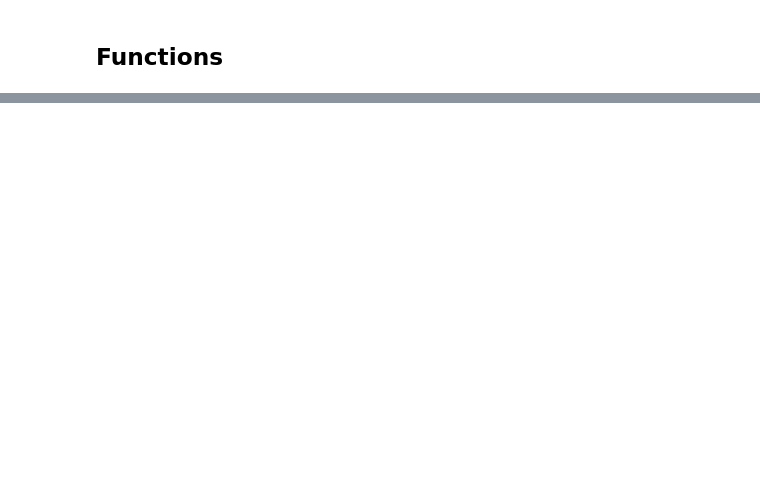
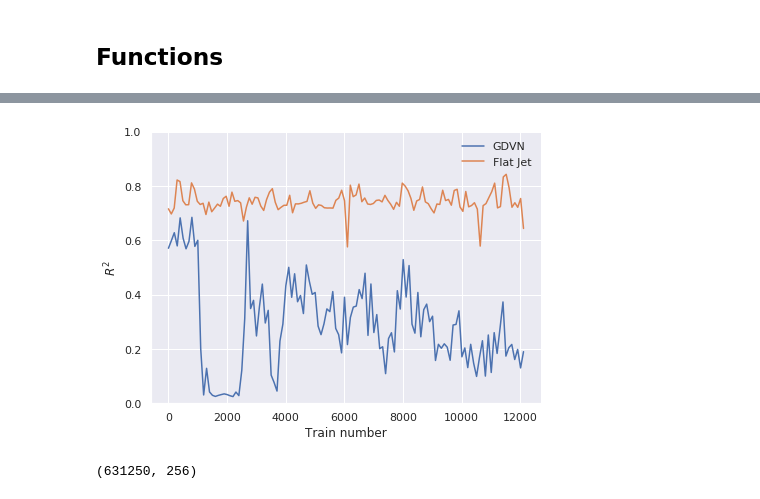
Before and after one commit to FilipeMaia/xfel3046, a Jupyter notebook: offline/jupyter/sheet_analysis_filipe.ipynb, the cells around one changed output, grey strips where cells are left out. Saved outputs shown, nothing was run; the diff lists cells and outputs as text; code cells hidden in the pictures; blank space fills up the shorter version.

```diff
--- a/offline/jupyter/sheet_analysis_filipe.ipynb
+++ b/offline/jupyter/sheet_analysis_filipe.ipynb
@@ -456,29 +504,31 @@ ax_i.set_title('$R^2$ between scattered I and XGM for n consecutive trains with
 # %%
 # Import seaborn
 import seaborn as sns
 
 # Apply the default theme
 sns.set()
 
 fig_handle = plt.figure(figsize=(7,5))
 spec_handle = fig_handle.add_gridspec(nrows = 1, ncols = 1)
 ax_i = fig_handle.add_subplot(spec_handle[0,0])
 slopes, intercept, R2, _, Pearson_R = linear_fit_trains(comb_xgm, comb_I, n = 100, do_corr=True)
 x = np.linspace(0,len(comb_xgm),num=len(R2))
 plt.plot(x,R2,label='GDVN')
-plt.plot(x,Pearson_R**2,label='GDVN')
+#plt.plot(x,Pearson_R**2,label='GDVN')
 #ax_i.set_title('Correlation between scattered I and XGM for groups of 100 consecutive trains')
 slopes, intercept, R2, _, Pearson_R = linear_fit_trains(comb_xgm_lj, comb_I_lj, n = 100, do_corr=True)
 x = np.linspace(0,len(comb_xgm),num=len(R2))
 plt.plot(x,R2,label='Flat Jet')
-plt.plot(x,Pearson_R**2,label='Flat Jet')
+#plt.plot(x,Pearson_R**2,label='Flat Jet')
 ax_i.set_ylim([0,1]);
 ax_i.set_ylabel('$R^2$')
 ax_i.set_xlabel('Train number')
 ax_i.legend(frameon=False);
 ax_i.spines['top'].set_visible(False)
 ax_i.spines['right'].set_visible(False);
 plt.savefig('correlation_I_xgm.pdf')
+# %% [output]
+[figure, added]
 # %%
 fig_handle = plt.figure(figsize=(30,10))
 spec_handle = fig_handle.add_gridspec(nrows = 1, ncols = 2)
@@ -578,3 +628,8 @@ np.mean(R2[:500])
 plot_R2_vs_slope(R2, slopes)
 # %%
 radavg.coords['q']
+# %%
+run = 201
+xgm, motor_x, motor_y, radavg, xgm2 = read_run_sync_trains(run, verbose=False)
+# %% [output]
+(631250, 256)
```
Also changed, not shown: parts of 21 cells of this notebook, 2 other files.
